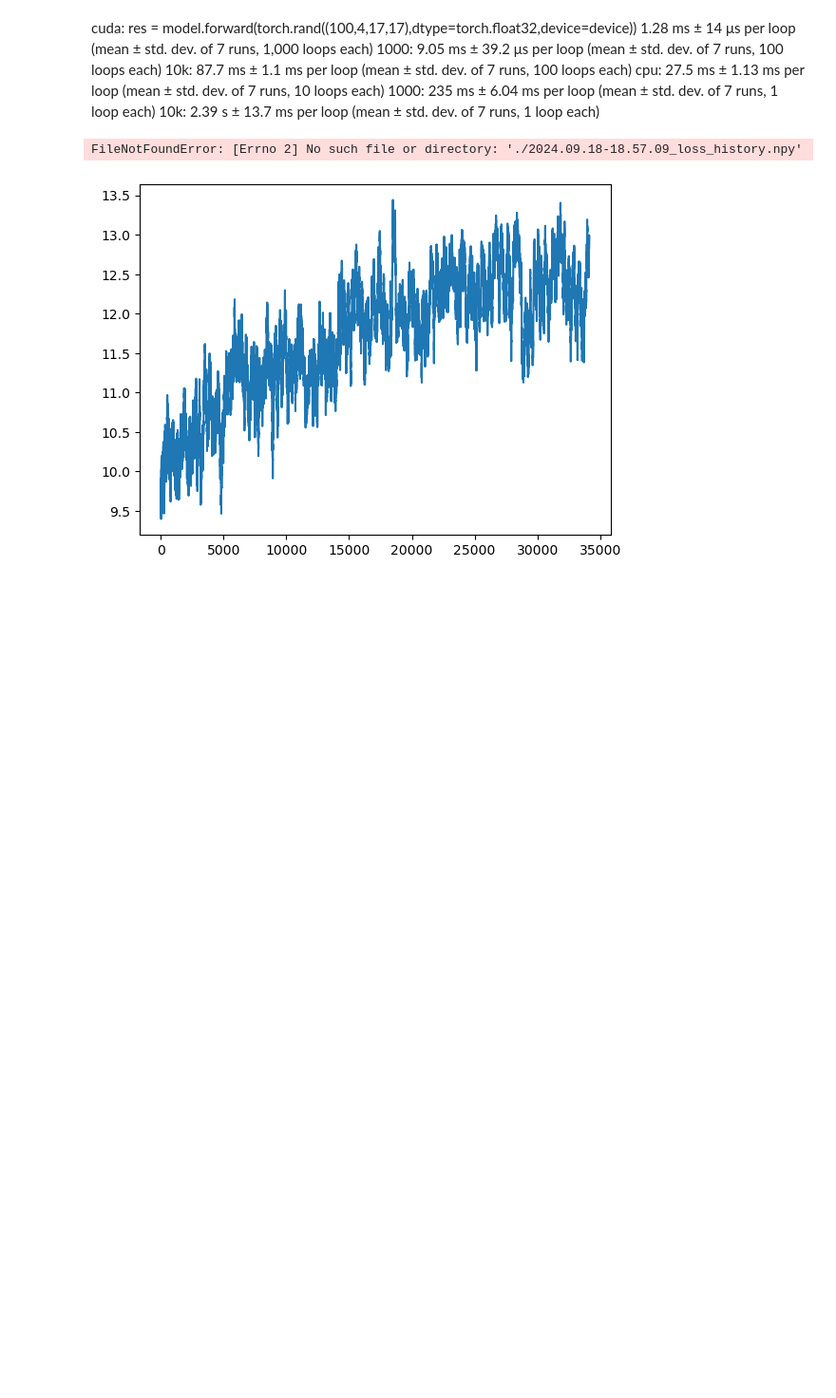
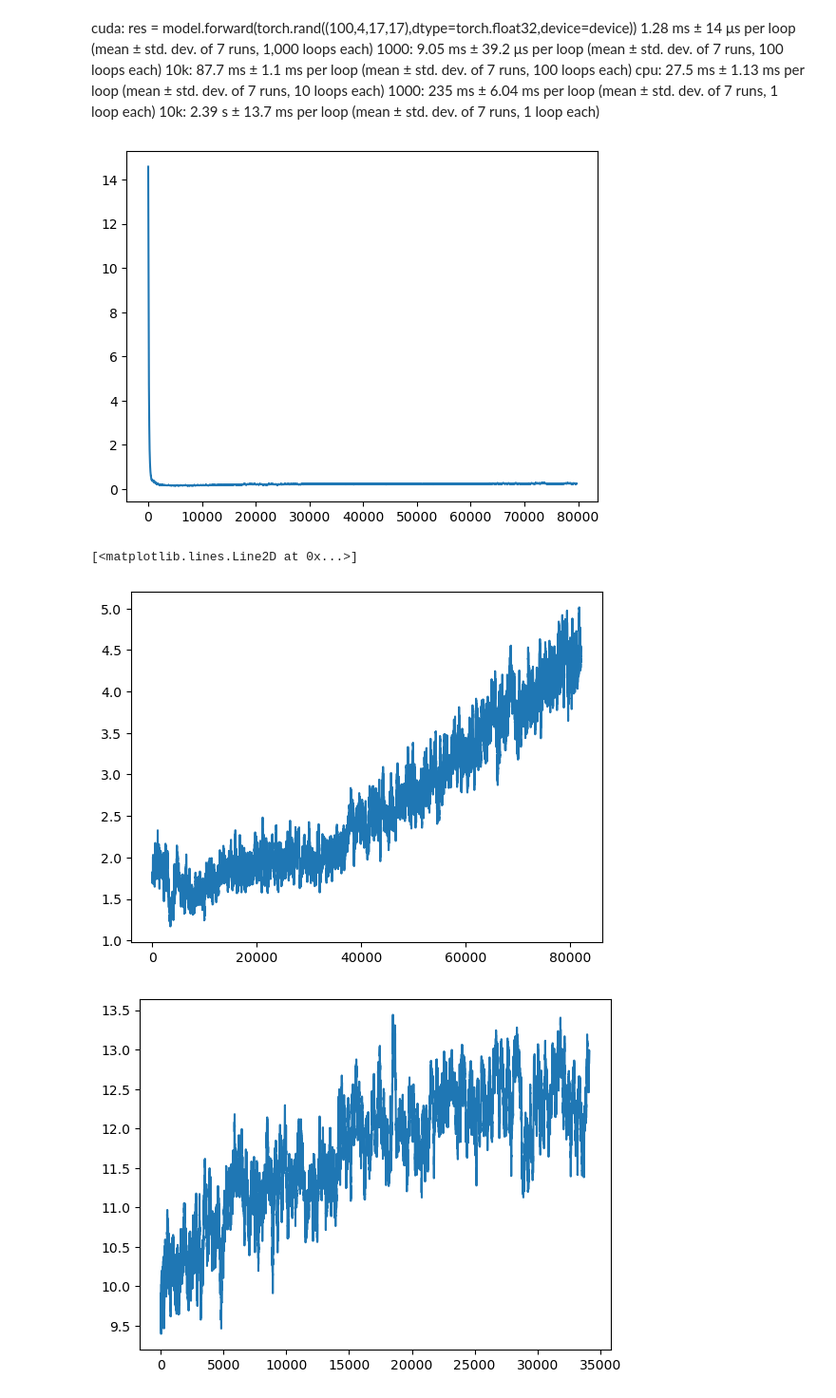
Before and after one commit to anacarsi/ss24_ReinforcementLearning_BomberMan, a Jupyter notebook: agent_code/forth_agent/creation.ipynb, the cells around one changed output. Shown: that part at 95% size. Cells and saved outputs as stored; diff of their text form; code cells hidden in the pictures; blank space fills up the shorter version.

```diff
--- a/agent_code/forth_agent/creation.ipynb
+++ b/agent_code/forth_agent/creation.ipynb
@@ -70,32 +70,34 @@ torch.save(model.state_dict(),"model.pth")
 # %%
 # analyze the loss
 # https://stackoverflow.com/questions/5283649/plot-smooth-line-with-pyplot
 from typing import List
 
 
 def smooth(scalars: List[float], weight: float) -> List[float]:  # Weight between 0 and 1
     last = scalars[0]  # First value in the plot (first timestep)
     smoothed = list()
     for point in scalars:
         smoothed_val = last * weight + (1 - weight) * point  # Calculate smoothed value
         smoothed.append(smoothed_val)                        # Save it
         last = smoothed_val                                  # Anchor the last smoothed value
 
     return smoothed
 
 import matplotlib.pyplot as plt
 import numpy as np
-loss = np.load("./2024.09.18-18.57.09_loss_history.npy")
+loss = np.load("2024.09.21-05.55.38_loss_history.npy")
 plt.figure()
 #plt.yscale("log")
 plt.plot(smooth(loss,0.99))
 plt.show()
-loss = np.load("./2024.09.18-18.57.09_score_history.npy")
+loss = np.load("2024.09.21-05.55.38_score_history.npy")
 plt.figure()
 #plt.yscale("log")
 plt.plot(smooth(loss,0.99)[600:])
 # %% [output]
+[figure, added]
-FileNotFoundError: [Errno 2] No such file or directory: './2024.09.18-18.57.09_loss_history.npy'
+[<matplotlib.lines.Line2D at 0x...>]
+[figure, added]
 # %%
 
 # analyze the loss
```
Also changed, not shown: 6 other files.
